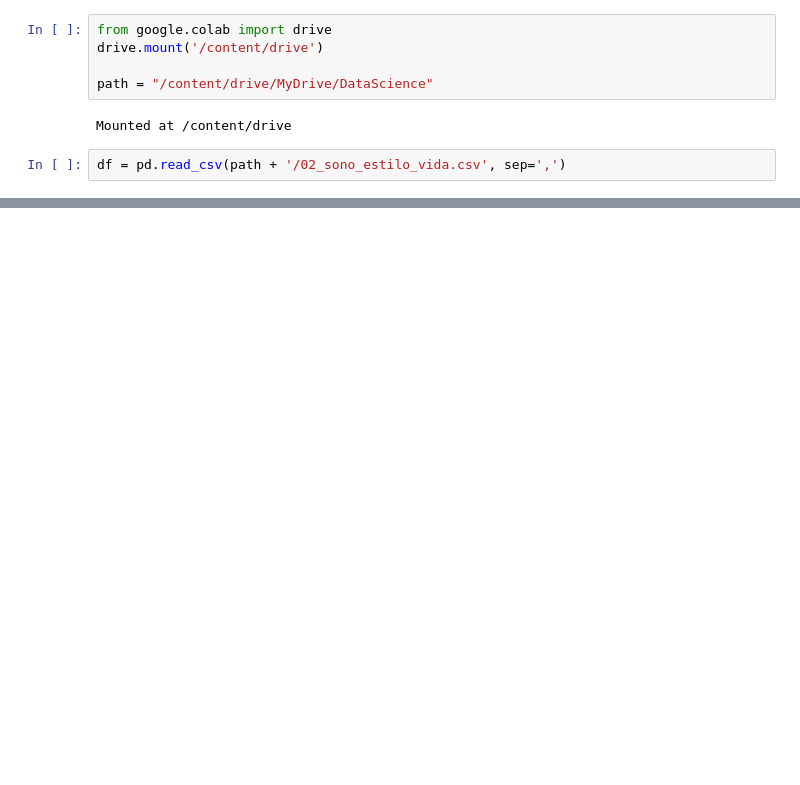
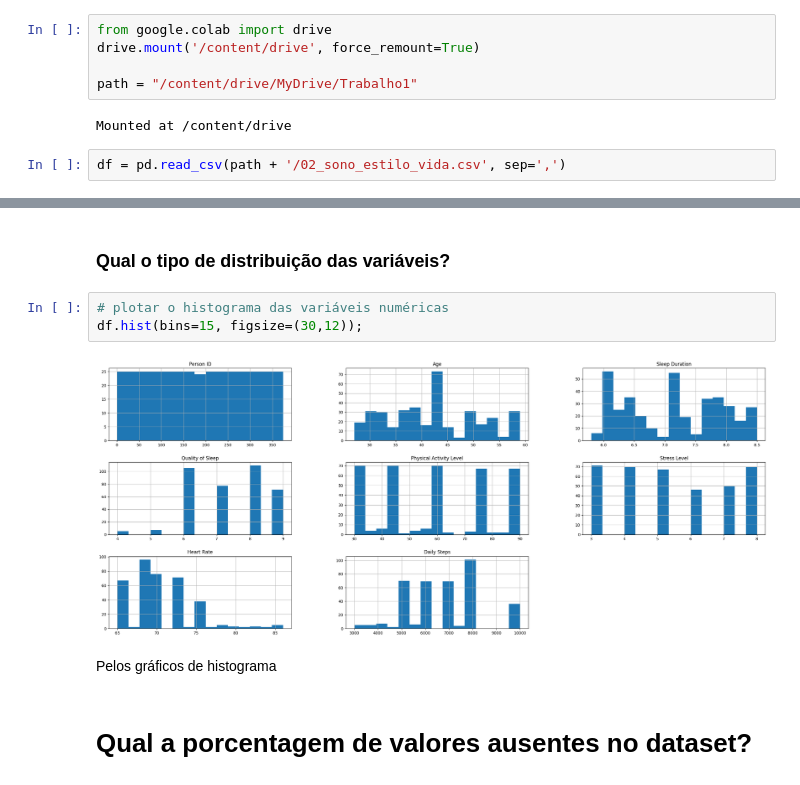
Before and after one commit to AndrielHenrique/Analise-de-Dados, a Jupyter notebook: base02.ipynb, the cells around one changed output, grey strips where cells are left out. Drawn from its saved outputs; the diff is of its cells as text; blank space fills up the shorter version.

Commit message:
Data cleaning(01)

```diff
--- a/base02.ipynb
+++ b/base02.ipynb
@@ -12,9 +18,9 @@ import matplotlib.pyplot as plt
 import seaborn as sns
 # %%
 from google.colab import drive
-drive.mount('/content/drive')
+drive.mount('/content/drive', force_remount=True)
 
-path = "/content/drive/MyDrive/DataScience"
+path = "/content/drive/MyDrive/Trabalho1"
 # %% [output]
 Mounted at /content/drive
 # %%
@@ -36,0 +111,11 @@ df.head(10)
+# %% [markdown]
+### Qual o tipo de distribuição das variáveis?
+# %%
+# plotar o histograma das variáveis numéricas
+df.hist(bins=15, figsize=(30,12));
+# %% [output]
+[figure, added]
+# %% [markdown]
+Pelos gráficos de histograma
+# %% [markdown]
+# Qual a porcentagem de valores ausentes no dataset?
```
Also changed, not shown: parts of 22 cells of this notebook.
